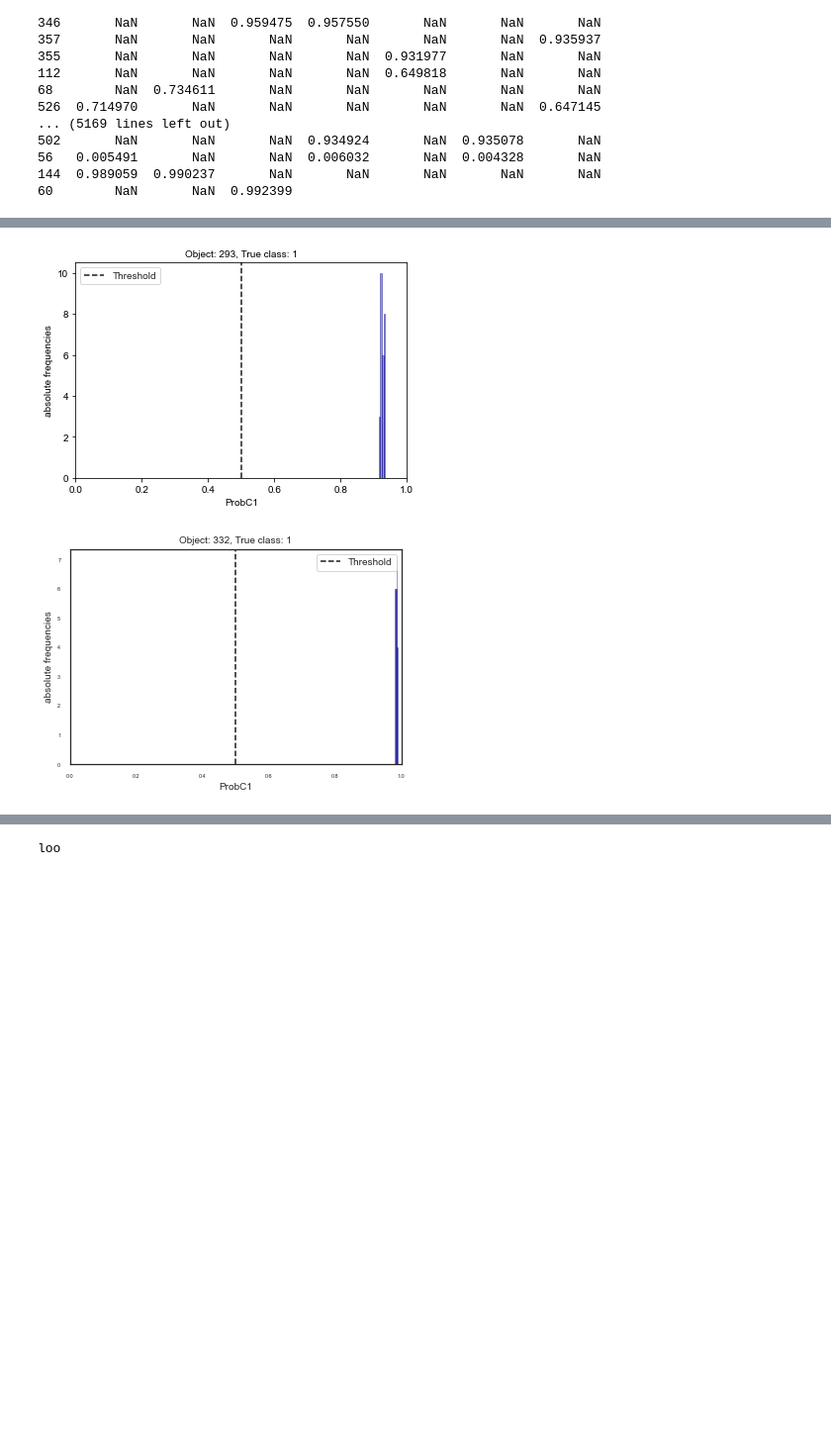
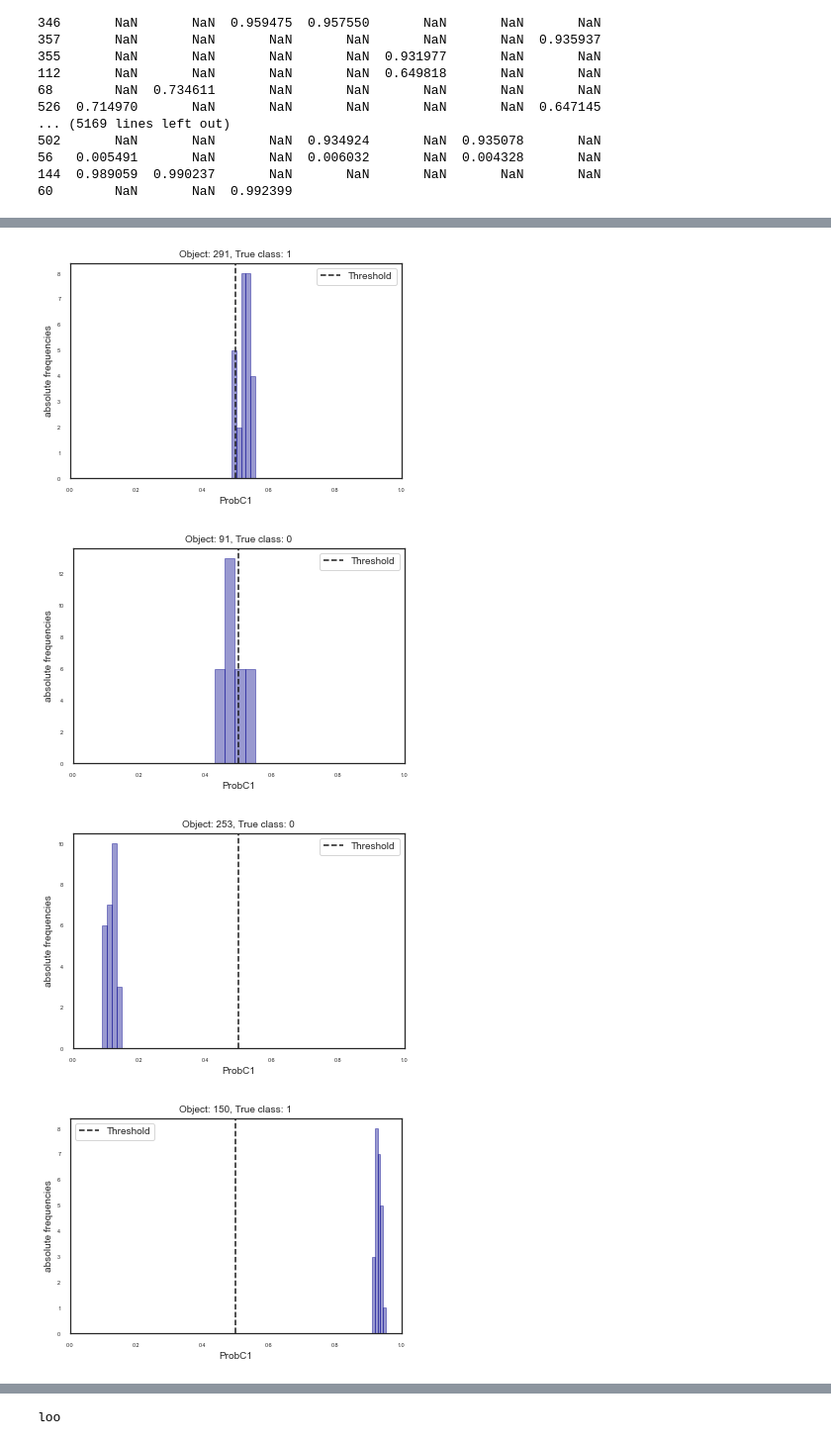
Before and after one commit to NMBU-Data-Science/RENT, a Jupyter notebook: src/RENT/Classification_example.ipynb, the cells around one changed output, grey strips where cells are left out. Shown at 99% size. Drawn from its saved outputs; the diff is of its cells as text; code cells hidden in the pictures; blank space fills up the shorter version.

```diff
--- a/src/RENT/Classification_example.ipynb
+++ b/src/RENT/Classification_example.ipynb
@@ -267,5 +287,7 @@ analysis.get_object_probabilities()
 # %%
-analysis.plot_object_probabilities(object_id=[293, 332])
+analysis.plot_object_probabilities(object_id=[291, 91, 253, 150])
 # %% [output]
-[figure, old version]
+[figure, new version]
-[figure, old version]
+[figure, new version]
+[figure, added]
+[figure, added]
```
Also changed, not shown: parts of 23 cells of this notebook, 1 other file.
